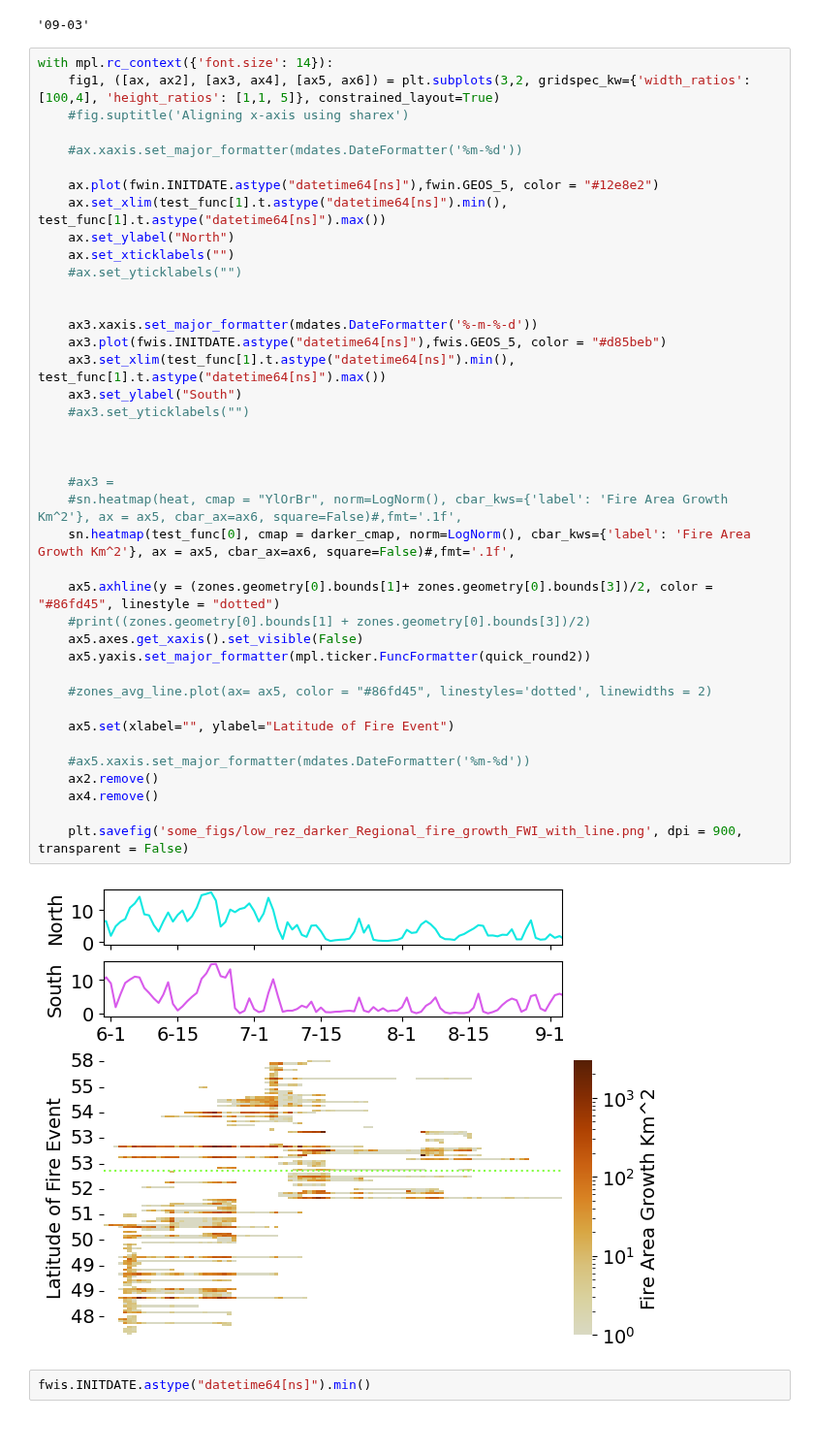
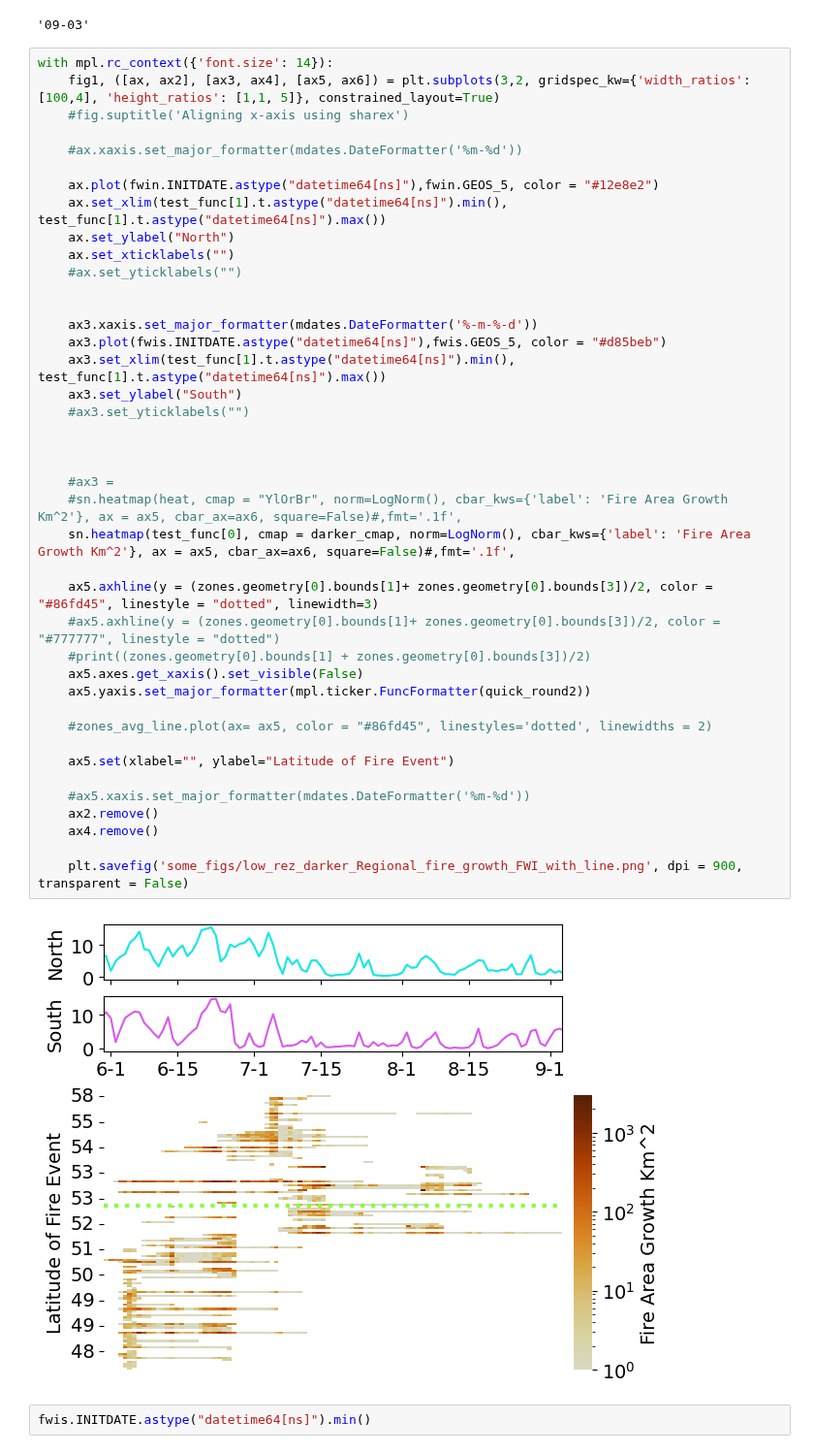
Before and after one commit to mccabete/fwiVis, a Jupyter notebook: Lightning_analysis/heatmap_timeseries.ipynb, the cells around one changed output. Shown at 97% size. Saved outputs shown, nothing was run; the diff lists cells and outputs as text.

```diff
--- a/Lightning_analysis/heatmap_timeseries.ipynb
+++ b/Lightning_analysis/heatmap_timeseries.ipynb
@@ -568,35 +573,36 @@ with mpl.rc_context({'font.size': 14}):
     ax.set_xticklabels("")
     #ax.set_yticklabels("")
 
 
     ax3.xaxis.set_major_formatter(mdates.DateFormatter('%-m-%-d'))
     ax3.plot(fwis.INITDATE.astype("datetime64[ns]"),fwis.GEOS_5, color = "#d85beb")
     ax3.set_xlim(test_func[1].t.astype("datetime64[ns]").min(), test_func[1].t.astype("datetime64[ns]").max())
     ax3.set_ylabel("South")
     #ax3.set_yticklabels("")
 
 
 
     #ax3 =
     #sn.heatmap(heat, cmap = "YlOrBr", norm=LogNorm(), cbar_kws={'label': 'Fire Area Growth Km^2'}, ax = ax5, cbar_ax=ax6, square=False)#,fmt='.1f',
     sn.heatmap(test_func[0], cmap = darker_cmap, norm=LogNorm(), cbar_kws={'label': 'Fire Area Growth Km^2'}, ax = ax5, cbar_ax=ax6, square=False)#,fmt='.1f',
 
-    ax5.axhline(y = (zones.geometry[0].bounds[1]+ zones.geometry[0].bounds[3])/2, color = "#86fd45", linestyle = "dotted")
+    ax5.axhline(y = (zones.geometry[0].bounds[1]+ zones.geometry[0].bounds[3])/2, color = "#86fd45", linestyle = "dotted", linewidth=3)
+    #ax5.axhline(y = (zones.geometry[0].bounds[1]+ zones.geometry[0].bounds[3])/2, color = "#777777", linestyle = "dotted")
     #print((zones.geometry[0].bounds[1] + zones.geometry[0].bounds[3])/2)
     ax5.axes.get_xaxis().set_visible(False)
     ax5.yaxis.set_major_formatter(mpl.ticker.FuncFormatter(quick_round2))
 
     #zones_avg_line.plot(ax= ax5, color = "#86fd45", linestyles='dotted', linewidths = 2)
 
     ax5.set(xlabel="", ylabel="Latitude of Fire Event")
 
     #ax5.xaxis.set_major_formatter(mdates.DateFormatter('%m-%d'))
     ax2.remove()
     ax4.remove()
 
     plt.savefig('some_figs/low_rez_darker_Regional_fire_growth_FWI_with_line.png', dpi = 900, transparent = False)
 # %% [output]
-[figure, old version]
+[figure, new version]
 # %%
 fwis.INITDATE.astype("datetime64[ns]").min()
 # %% [output]
```
Also changed, not shown: parts of 28 cells of this notebook.
